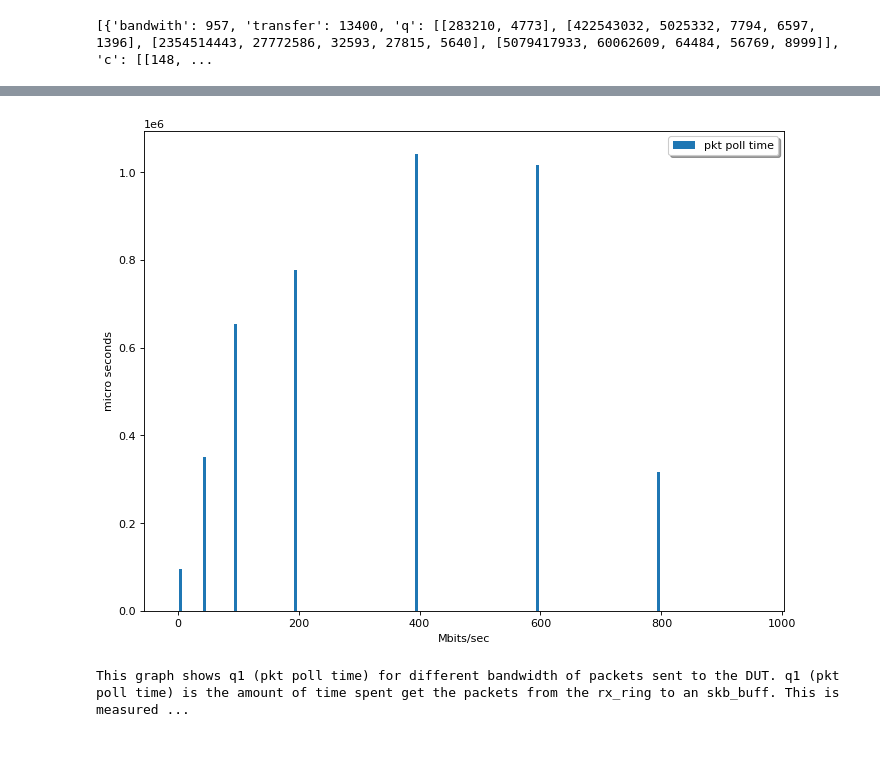
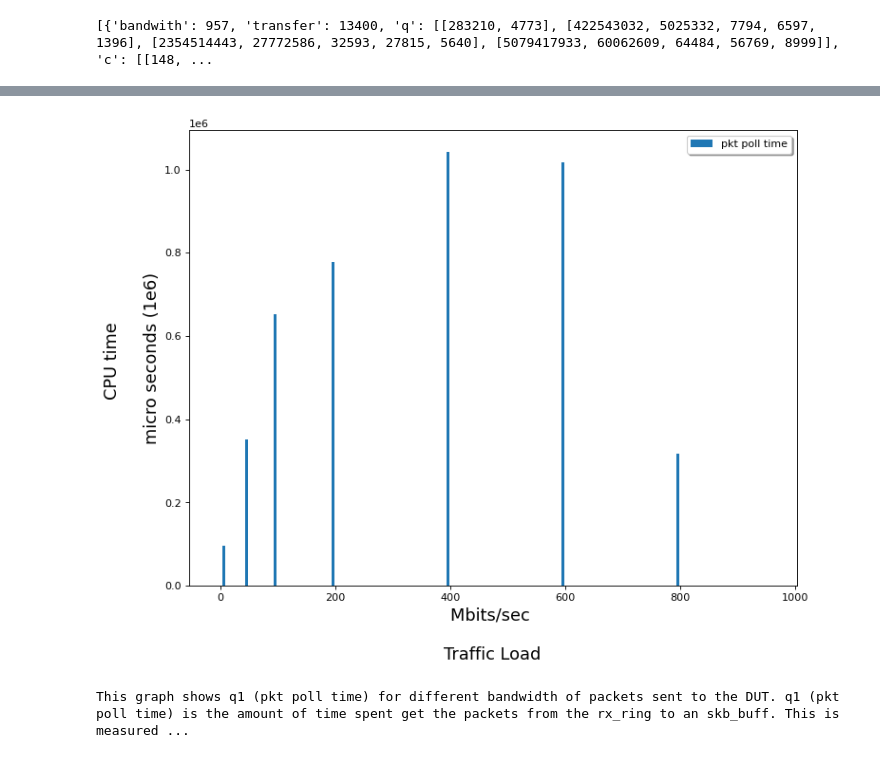
Before and after one commit to tariromukute/tpstat, a Jupyter notebook: ixgbe_linux-5.4.0-74-generic-x86_64_Intel_Xeon-KabyLake.ipynb, the cells around one changed output, grey strips where cells are left out. Drawn from its saved outputs; the diff is of its cells as text; code cells hidden in the pictures.

```diff
--- a/ixgbe_linux-5.4.0-74-generic-x86_64_Intel_Xeon-KabyLake.ipynb
+++ b/ixgbe_linux-5.4.0-74-generic-x86_64_Intel_Xeon-KabyLake.ipynb
@@ -333,22 +333,22 @@ cs_time (cs time) this is the total amount of time taken processing context swit
 # %%
 caption = '''
 This graph shows q1 (pkt poll time) for different bandwidth of packets sent to the DUT. q1 (pkt poll time) is the amount of time spent get the packets from the rx_ring to an skb_buff. This is measured from the time net_rx_action is called to poll packets, to when napi_complete_done is called, which is called when the budget has finished or there are no more packets.
 '''
 fig = plt.figure(figsize=(8,6), dpi=80)
 ax1 = fig.add_axes([0,0,1,1])
 
 ax1.bar([(o - 5) for o in bandwidth], q1_rx_time, width=5, label='pkt poll time')
 
-ax1.set_xlabel('Mbits/sec')
-ax1.set_ylabel('micro seconds')
+ax1.set_xlabel('Mbits/sec \n\nTraffic Load', fontsize=16)
+ax1.set_ylabel('CPU time \n\nmicro seconds (1e6)', fontsize=16)
 
 legend = ax1.legend(loc='upper right', shadow=True)
 
 plt.show()
 fig.savefig('figures/pkt_poll_time.png')
 print(caption)
 # %% [output]
-[figure, old version]
+[figure, new version]
 This graph shows q1 (pkt poll time) for different bandwidth of packets sent to the DUT. q1 (pkt poll time) is the amount of time spent get the packets from the rx_ring to an skb_buff. This is measured ...
 # %%
 caption = '''
```
Also changed, not shown: parts of 6 cells of this notebook.
